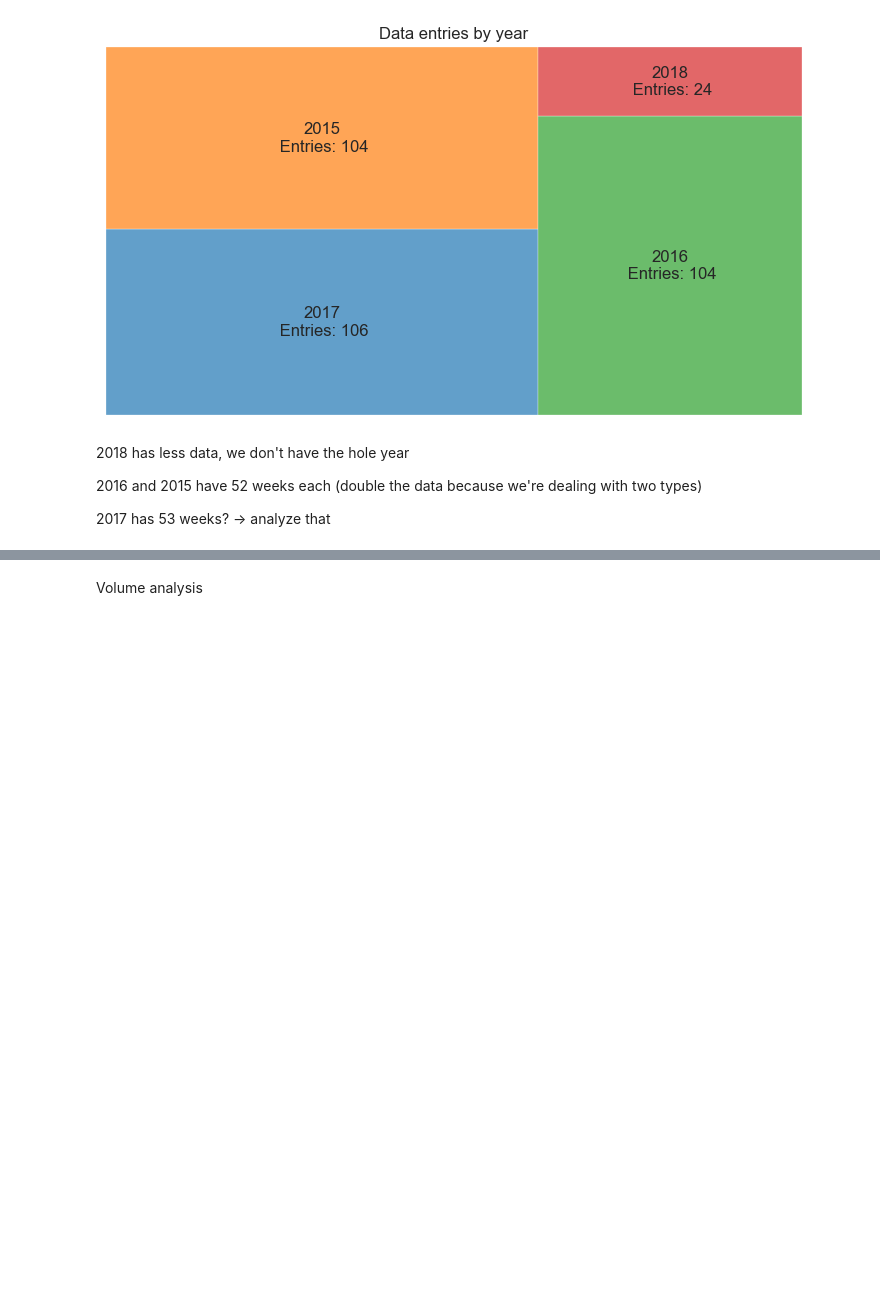
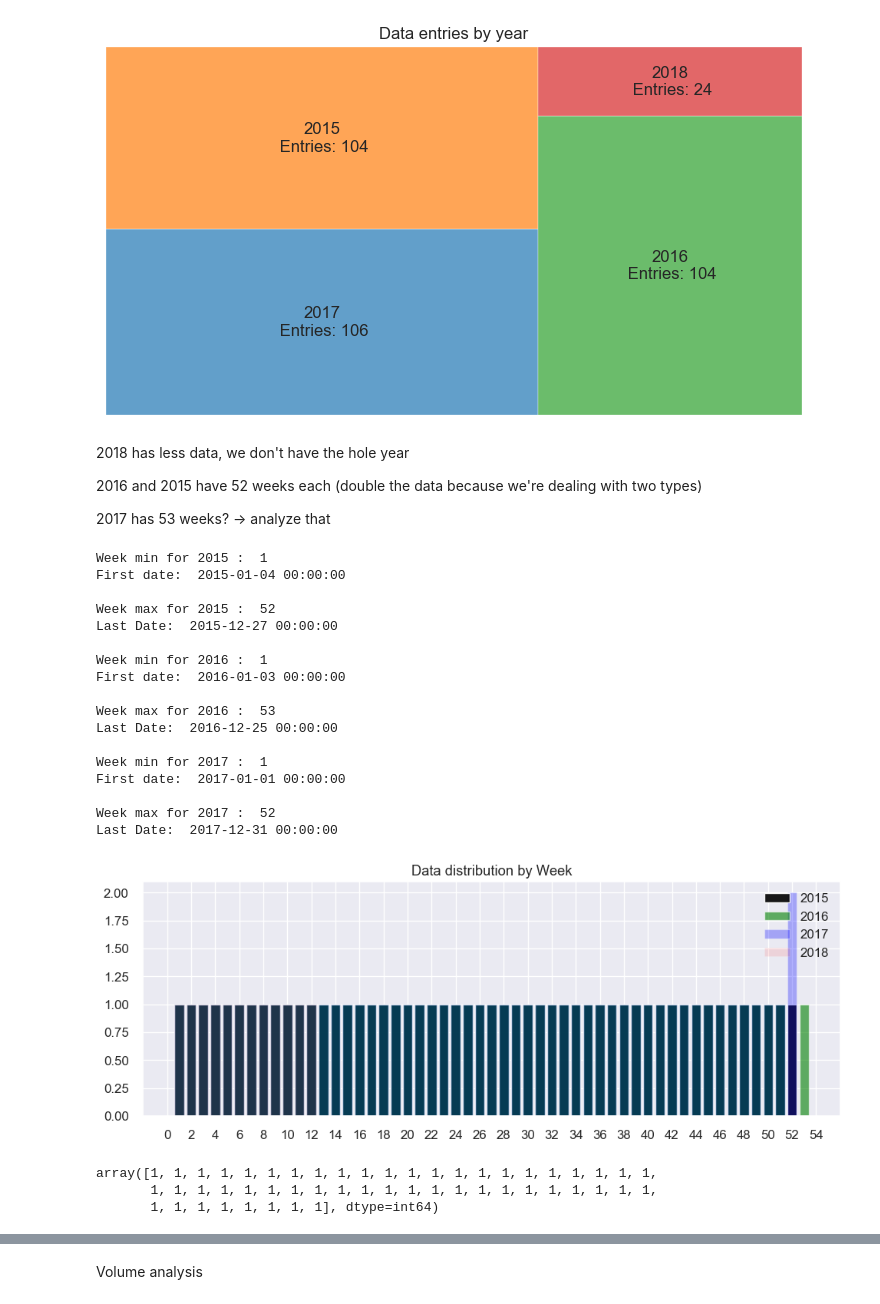
Before and after one commit to marcelomoraiscloser/apple_price, a Jupyter notebook: ApplePricePredictor.ipynb, the cells around one changed output, grey strips where cells are left out. Drawn from its saved outputs; the diff is of its cells as text; code cells hidden in the pictures; blank space fills up the shorter version.

```diff
--- a/ApplePricePredictor.ipynb
+++ b/ApplePricePredictor.ipynb
@@ -121,3 +121,71 @@ plt.show()
 2016 and 2015 have 52 weeks each (double the data because we're dealing with two types)
 
 2017 has 53 weeks? -> analyze that
+# %%
+# 2015
+print(f"Week min for 2015 : ", df_conv[df_conv['year'] == 2015]['week'].min())
+print(f"First date: ", df_conv[df_conv['year'] == 2015]['date'].min(),"\n")
+print(f"Week max for 2015 : ", df_conv[df_conv['year'] == 2015]['week'].max())
+print(f"Last Date: ", df_conv[df_conv['year'] == 2015]['date'].max(),"\n")
+
+# 2016
+print(f"Week min for 2016 : ", df_conv[df_conv['year'] == 2016]['week'].min())
+print(f"First date: ", df_conv[df_conv['year'] == 2016]['date'].min(),"\n")
+
+
+print(f"Week max for 2016 : ", df_conv[df_conv['year'] == 2016]['week'].max())
+print(f"Last Date: ", df_conv[df_conv['year'] == 2016]['date'].max(),"\n")
+
+
+# 2017
+print(f"Week min for 2017 : ", df_conv[df_conv['year'] == 2017]['week'].min())
+print(f"First date: ", df_conv[df_conv['year'] == 2017]['date'].min(),"\n")
+
+print(f"Week max for 2017 : ", df_conv[df_conv['year'] == 2017]['week'].max())
+print(f"Last Date: ", df_conv[df_conv['year'] == 2017]['date'].max(),"\n")
+
+weeks_15 = df_conv['week'].loc[df_conv['year']==2015].value_counts()
+weeks_16 = df_conv['week'].loc[df_conv['year']==2016].value_counts()
+weeks_17 = df_conv['week'].loc[df_conv['year']==2017].value_counts()
+weeks_18 = df_conv['week'].loc[df_conv['year']==2018].value_counts()
+
+# Create a single plot with all the data
+plt.figure(figsize=(10, 4))
+sns.set(font_scale=1.1)
+listOf_Xticks = np.arange(0, 55, 2)
+plt.xticks(listOf_Xticks)
+plt.title("Data distribution by Week")
+
+plt.bar(list(weeks_15.keys()), list(weeks_15.values), label='2015', color='black', alpha=0.9)
+plt.bar(list(weeks_16.keys()), list(weeks_16.values), label='2016', color='green', alpha=0.6)
+plt.bar(list(weeks_17.keys()), list(weeks_17.values), label='2017', color='blue', alpha=0.3)
+plt.bar(list(weeks_18.keys()), list(weeks_18.values), label='2018', color='red', alpha=0.1)
+
+plt.legend(loc=1)
+plt.grid(True)
+plt.tight_layout()
+# %% [output]
+Week min for 2015 :  1
+First date:  2015-01-04 00:00:00
+
+Week max for 2015 :  52
+Last Date:  2015-12-27 00:00:00
+
+Week min for 2016 :  1
+First date:  2016-01-03 00:00:00
+
+Week max for 2016 :  53
+Last Date:  2016-12-25 00:00:00
+
+Week min for 2017 :  1
+First date:  2017-01-01 00:00:00
+
+Week max for 2017 :  52
+Last Date:  2017-12-31 00:00:00
+[figure, added]
+# %%
+weeks_15.values
+# %% [output]
+array([1, 1, 1, 1, 1, 1, 1, 1, 1, 1, 1, 1, 1, 1, 1, 1, 1, 1, 1, 1, 1, 1,
+       1, 1, 1, 1, 1, 1, 1, 1, 1, 1, 1, 1, 1, 1, 1, 1, 1, 1, 1, 1, 1, 1,
+       1, 1, 1, 1, 1, 1, 1, 1], dtype=int64)
```
Also changed, not shown: parts of 10 cells of this notebook.
